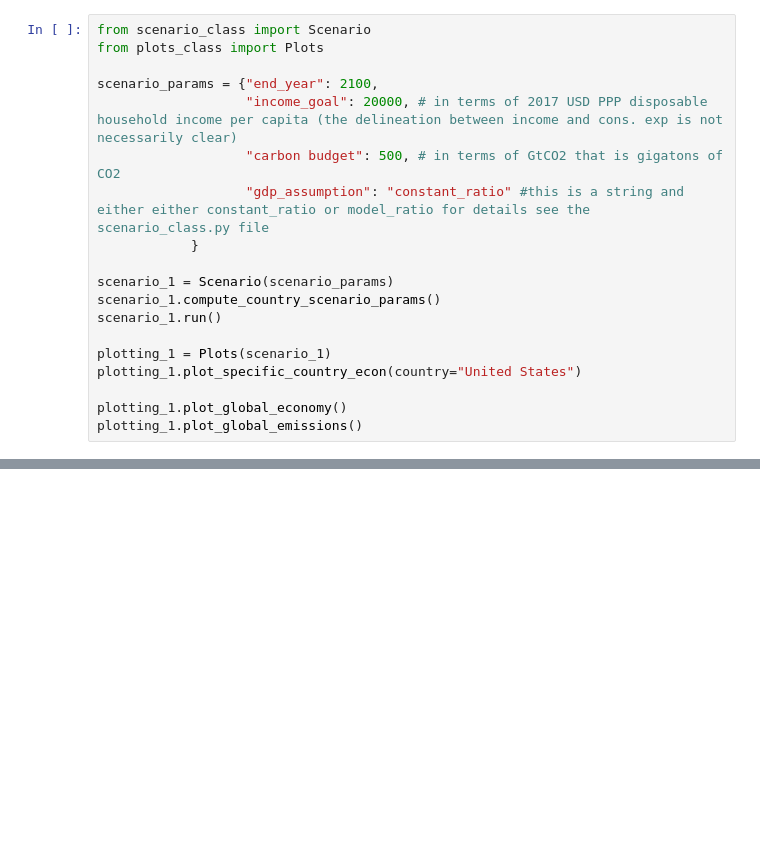
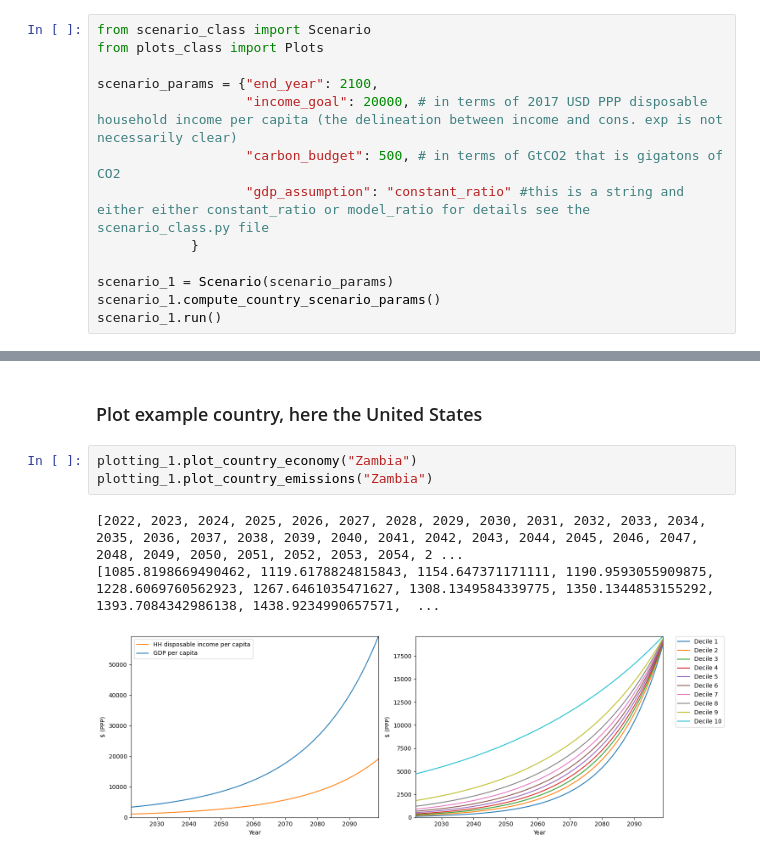
Before and after one commit to yannickoswald/convergence, a Jupyter notebook: run_scenario.ipynb, the cells around one changed output, grey strips where cells are left out. Cells and saved outputs as stored; diff of their text form; blank space fills up the shorter version.

```diff
--- a/run_scenario.ipynb
+++ b/run_scenario.ipynb
@@ -4,16 +4,10 @@ from plots_class import Plots
 
 scenario_params = {"end_year": 2100,
                    "income_goal": 20000, # in terms of 2017 USD PPP disposable household income per capita (the delineation between income and cons. exp is not necessarily clear)
-                   "carbon budget": 500, # in terms of GtCO2 that is gigatons of CO2
+                   "carbon_budget": 500, # in terms of GtCO2 that is gigatons of CO2
                    "gdp_assumption": "constant_ratio" #this is a string and either either constant_ratio or model_ratio for details see the scenario_class.py file
             }
 
 scenario_1 = Scenario(scenario_params)
 scenario_1.compute_country_scenario_params()
 scenario_1.run()
-
-plotting_1 = Plots(scenario_1)
-plotting_1.plot_specific_country_econ(country="United States")
-
-plotting_1.plot_global_economy()
-plotting_1.plot_global_emissions()
@@ -25,0 +24,9 @@ plotting_1.plot_global_emissions()
+# %% [markdown]
+### Plot example country, here the United States
+# %%
+plotting_1.plot_country_economy("Zambia")
+plotting_1.plot_country_emissions("Zambia")
+# %% [output]
+[2022, 2023, 2024, 2025, 2026, 2027, 2028, 2029, 2030, 2031, 2032, 2033, 2034, 2035, 2036, 2037, 2038, 2039, 2040, 2041, 2042, 2043, 2044, 2045, 2046, 2047, 2048, 2049, 2050, 2051, 2052, 2053, 2054, 2 ...
+[1085.8198669490462, 1119.6178824815843, 1154.647371171111, 1190.9593055909875, 1228.6069760562923, 1267.6461035471627, 1308.1349584339775, 1350.1344853155292, 1393.7084342986138, 1438.9234990657571,  ...
+[figure, added]
```
Also changed, not shown: parts of 4 cells of this notebook, 5 other files.
